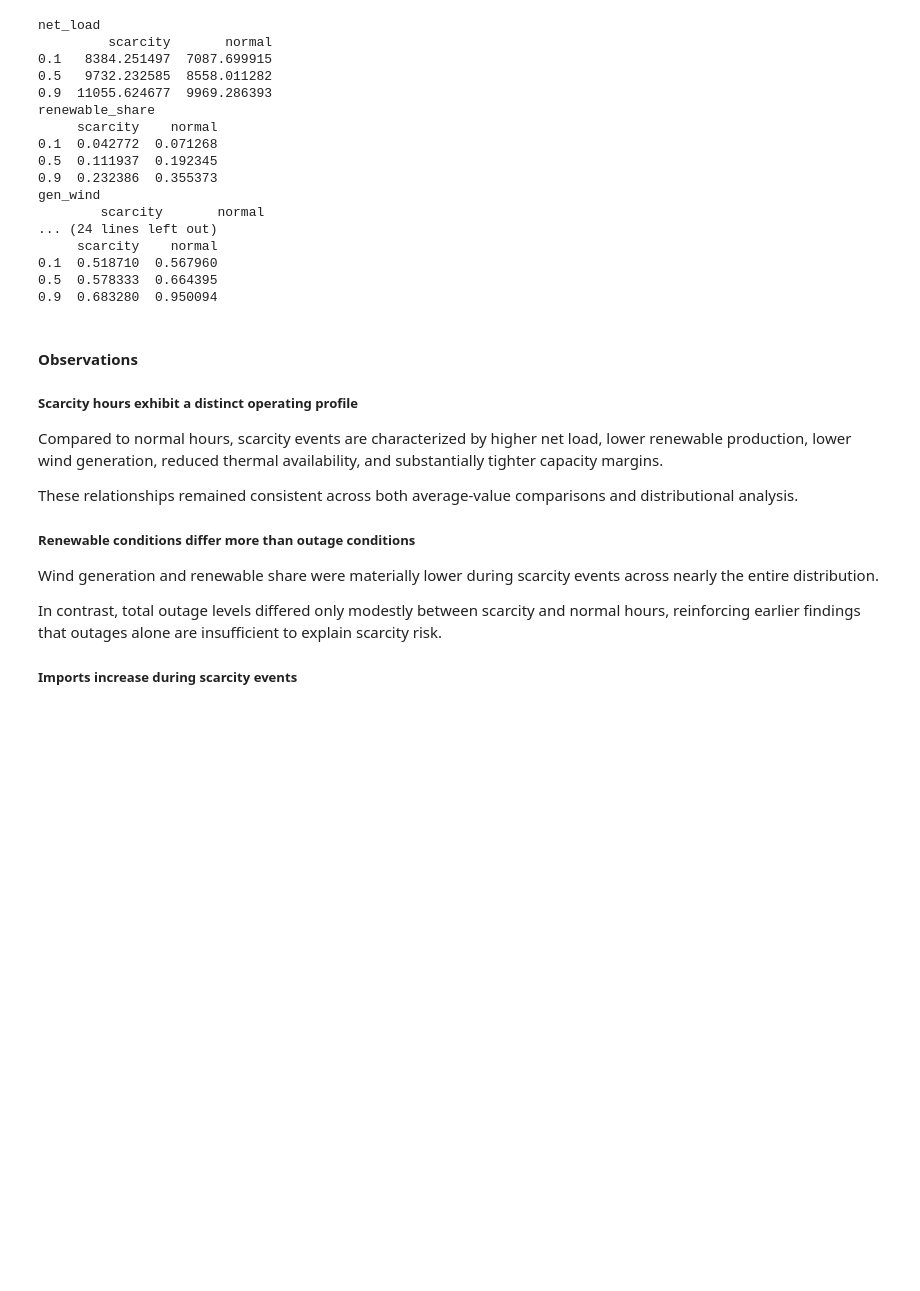
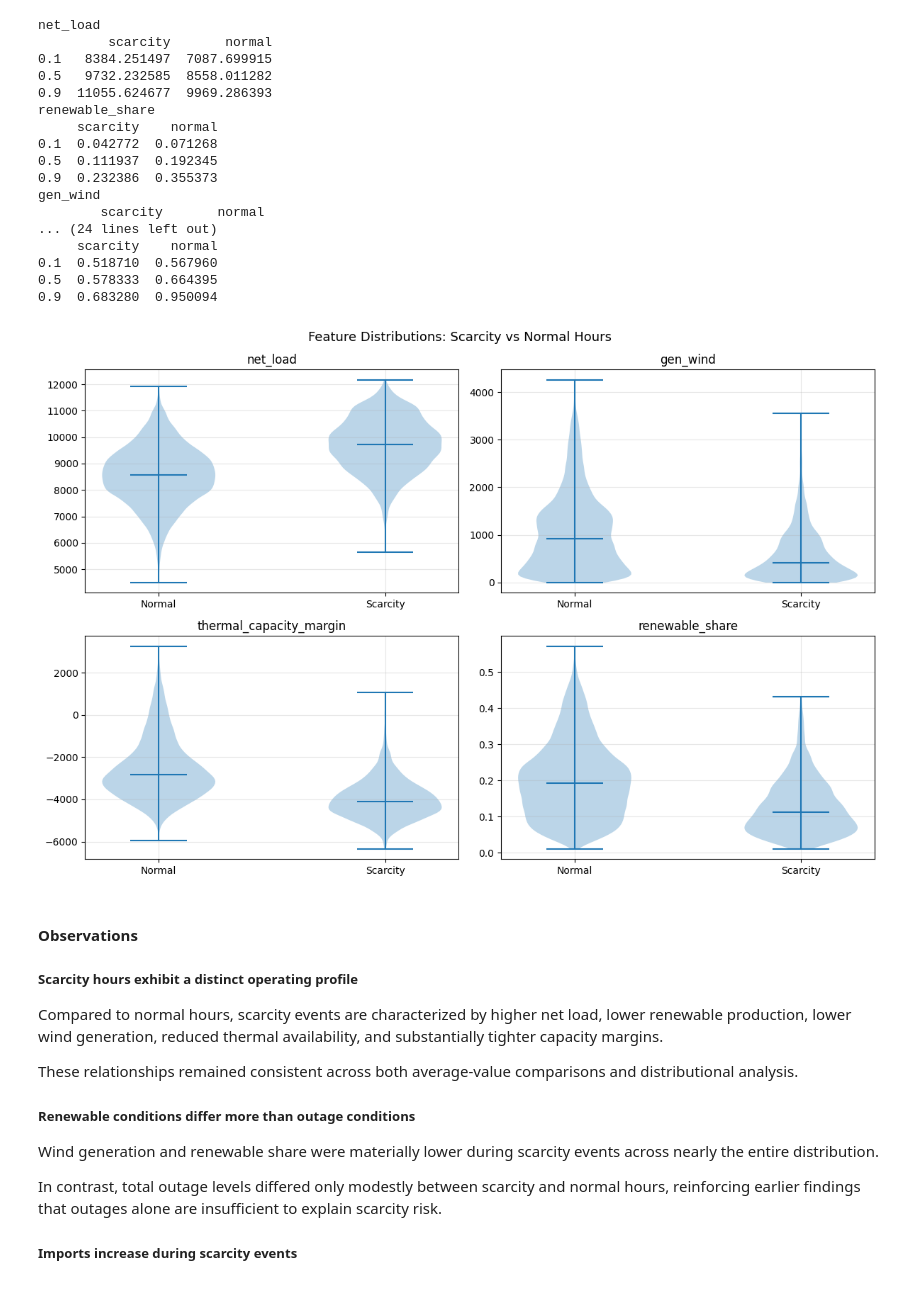
Before and after one commit to bhasein/alberta-power-market, a Jupyter notebook: notebooks/07_supply_constraints_and_scarcity.ipynb, the cells around one changed output. Drawn from its saved outputs; the diff is of its cells as text; code cells hidden in the pictures; blank space fills up the shorter version.

```diff
--- a/notebooks/07_supply_constraints_and_scarcity.ipynb
+++ b/notebooks/07_supply_constraints_and_scarcity.ipynb
@@ -1201,7 +1255,7 @@ df["load_decile"] = pd.qcut(
 
 # define availability decile in 10 buckets
 df["availability_decile"] = pd.qcut(
-    df["thermal_available_pct"],
+    df["thermal_availability_pct"],
     10,
     labels=False,
     duplicates="drop"
@@ -1504,7 +1580,7 @@ profile_features = [
     'outage_total',
     'thermal_availability',
     'thermal_capacity_margin',
-    'thermal_available_pct',
+    'thermal_availability_pct',
 ]
 # %%
 # defining scarcity and normal hours
@@ -1568,6 +1644,32 @@ gen_wind
 0.1  0.518710  0.567960
 0.5  0.578333  0.664395
 0.9  0.683280  0.950094
+# %%
+# create violin chart for major features
+fig, axes = plt.subplots(2, 2, figsize=(12, 8))
+
+plot_features = ['net_load', 'gen_wind', 'thermal_capacity_margin', 'renewable_share']
+
+for ax, feature in zip(axes.flatten(), plot_features):
+    scarcity_vals = scarcity[feature].dropna()
+    normal_vals = normal[feature].dropna()
+
+    ax.violinplot(
+        [normal_vals, scarcity_vals],
+        positions=[0, 1],
+        showmedians=True
+    )
+
+    ax.set_xticks([0, 1])
+    ax.set_xticklabels(['Normal', 'Scarcity'])
+    ax.set_title(feature)
+    ax.grid(True, alpha=0.3)
+
+plt.suptitle("Feature Distributions: Scarcity vs Normal Hours", fontsize=13)
+plt.tight_layout()
+plt.show()
+# %% [output]
+[figure, added]
 # %% [markdown]
 #### Observations
 
```
Also changed, not shown: parts of 19 cells of this notebook.
